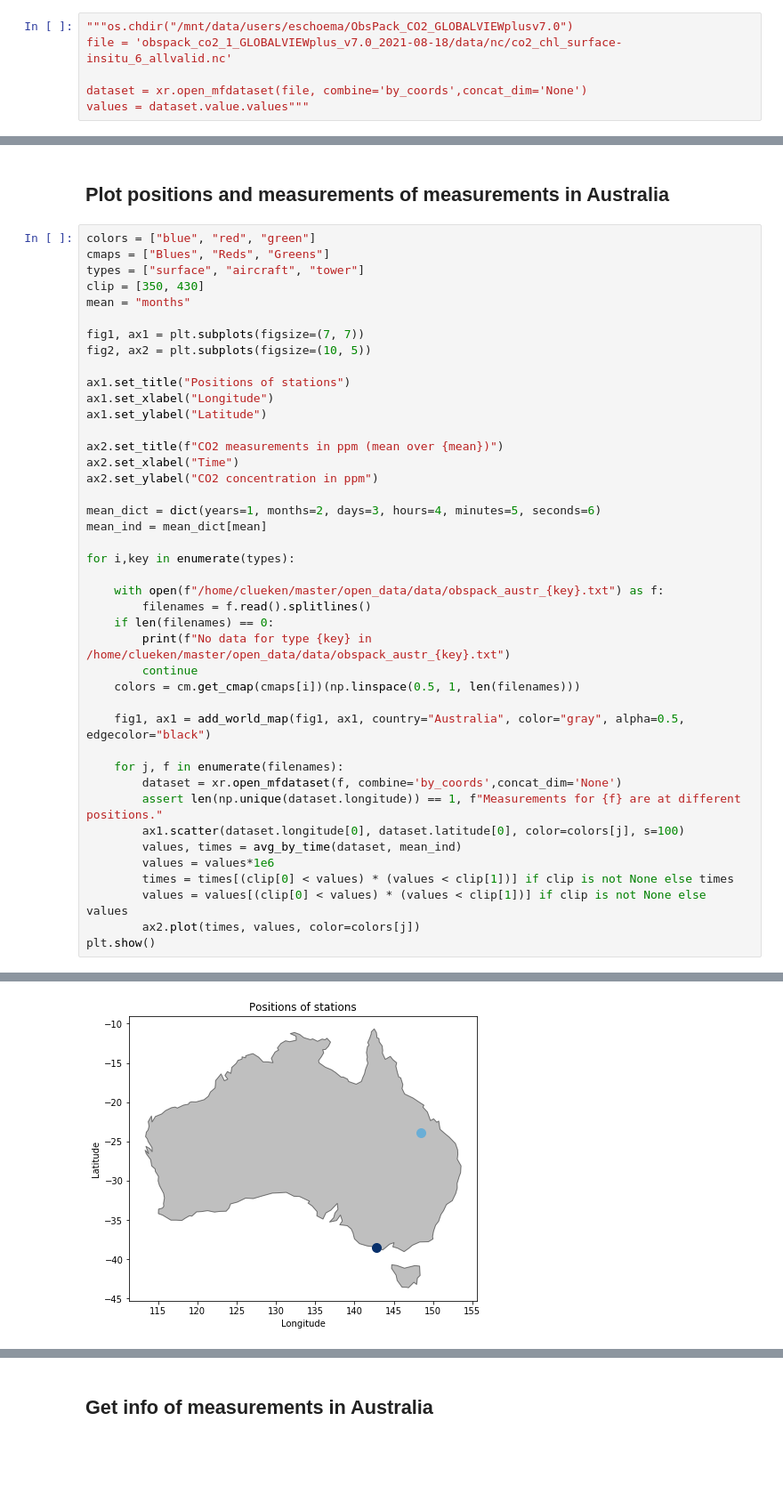
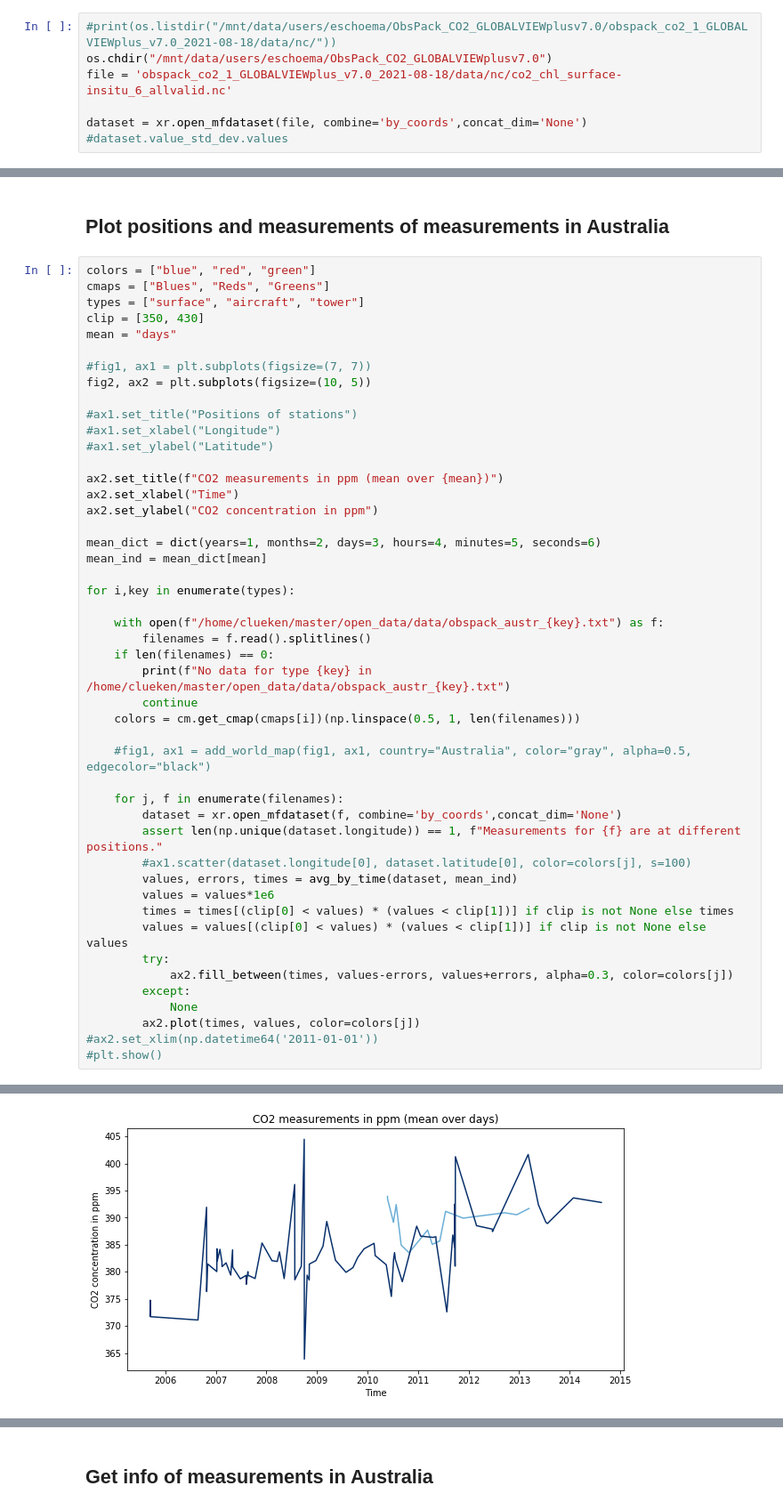
Before and after one commit to christopher-lw/ColumnFLEXPART, a Jupyter notebook: open_data/open_obspack.ipynb, the cells around one changed output, grey strips where cells are left out. Shown: that part at 89% size. Saved outputs shown, nothing was run; the diff lists cells and outputs as text; blank space fills up the shorter version.

Commit message:
Added calculation of standard error in avg_by_time and possibility to plot it in open_obspack

```diff
--- a/open_data/open_obspack.ipynb
+++ b/open_data/open_obspack.ipynb
@@ -20,9 +20,10 @@ os.chdir(dir)
 # %% [markdown]
 ## How to get data from file
 # %%
-"""os.chdir("/mnt/data/users/eschoema/ObsPack_CO2_GLOBALVIEWplusv7.0")
+#print(os.listdir("/mnt/data/users/eschoema/ObsPack_CO2_GLOBALVIEWplusv7.0/obspack_co2_1_GLOBALVIEWplus_v7.0_2021-08-18/data/nc/"))
+os.chdir("/mnt/data/users/eschoema/ObsPack_CO2_GLOBALVIEWplusv7.0")
 file = 'obspack_co2_1_GLOBALVIEWplus_v7.0_2021-08-18/data/nc/co2_chl_surface-insitu_6_allvalid.nc'
 
 dataset = xr.open_mfdataset(file, combine='by_coords',concat_dim='None')
-values = dataset.value.values"""
+#dataset.value_std_dev.values
 # %% [output]
@@ -71,14 +73,14 @@ colors = ["blue", "red", "green"]
 cmaps = ["Blues", "Reds", "Greens"]
 types = ["surface", "aircraft", "tower"]
 clip = [350, 430]
-mean = "months"
+mean = "days"
 
-fig1, ax1 = plt.subplots(figsize=(7, 7))
+#fig1, ax1 = plt.subplots(figsize=(7, 7))
 fig2, ax2 = plt.subplots(figsize=(10, 5))
 
-ax1.set_title("Positions of stations")
-ax1.set_xlabel("Longitude")
-ax1.set_ylabel("Latitude")
+#ax1.set_title("Positions of stations")
+#ax1.set_xlabel("Longitude")
+#ax1.set_ylabel("Latitude")
 
 ax2.set_title(f"CO2 measurements in ppm (mean over {mean})")
 ax2.set_xlabel("Time")
@@ -96,16 +98,21 @@ for i,key in enumerate(types):
         continue
     colors = cm.get_cmap(cmaps[i])(np.linspace(0.5, 1, len(filenames)))
 
-    fig1, ax1 = add_world_map(fig1, ax1, country="Australia", color="gray", alpha=0.5, edgecolor="black")
+    #fig1, ax1 = add_world_map(fig1, ax1, country="Australia", color="gray", alpha=0.5, edgecolor="black")
 
     for j, f in enumerate(filenames):
         dataset = xr.open_mfdataset(f, combine='by_coords',concat_dim='None')
         assert len(np.unique(dataset.longitude)) == 1, f"Measurements for {f} are at different positions."
-        ax1.scatter(dataset.longitude[0], dataset.latitude[0], color=colors[j], s=100)
-        values, times = avg_by_time(dataset, mean_ind)
+        #ax1.scatter(dataset.longitude[0], dataset.latitude[0], color=colors[j], s=100)
+        values, errors, times = avg_by_time(dataset, mean_ind)
         values = values*1e6
         times = times[(clip[0] < values) * (values < clip[1])] if clip is not None else times
         values = values[(clip[0] < values) * (values < clip[1])] if clip is not None else values
+        try:
+            ax2.fill_between(times, values-errors, values+errors, alpha=0.3, color=colors[j])
+        except:
+            None
         ax2.plot(times, values, color=colors[j])
-plt.show()
+#ax2.set_xlim(np.datetime64('2011-01-01'))
+#plt.show()
 # %% [output]
@@ -112,3 +123,3 @@ plt.show()
 No data for type aircraft in /home/clueken/master/open_data/data/obspack_austr_aircraft.txt
 No data for type tower in /home/clueken/master/open_data/data/obspack_austr_tower.txt
-[figure, old version]
+[figure, new version]
```
Also changed, not shown: parts of 6 cells of this notebook, 1 other file.
